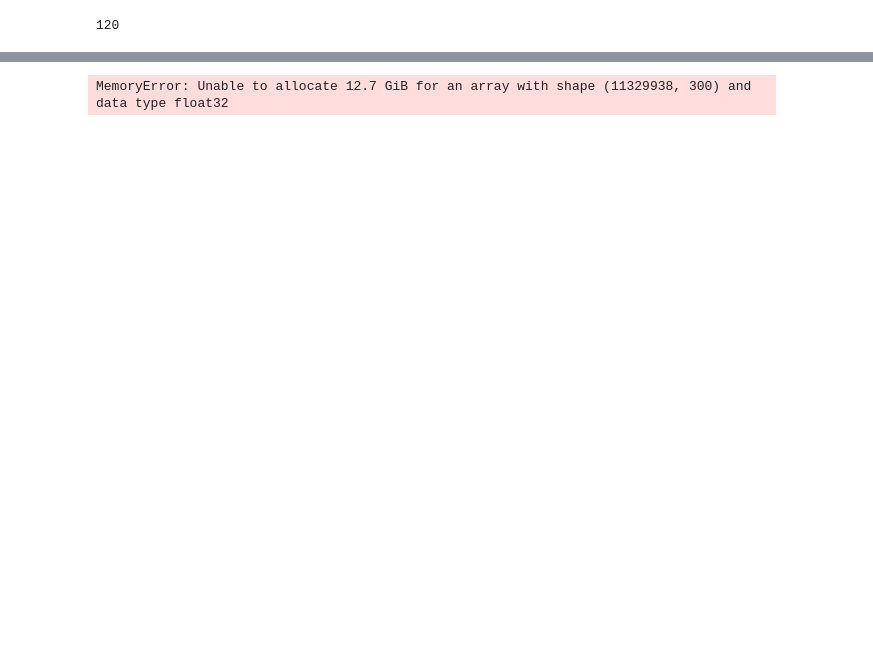
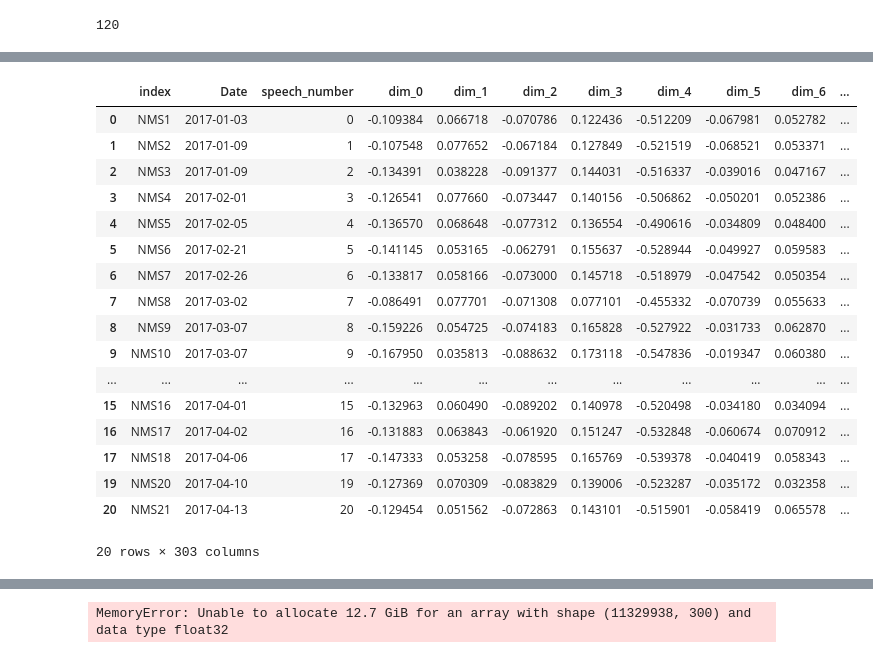
Before and after one commit to ohhlalit/CP, a Jupyter notebook: Narendra Modi/Kmean.ipynb, the cells around one changed output, grey strips where cells are left out. Saved outputs shown, nothing was run; the diff lists cells and outputs as text; code cells hidden in the pictures; blank space fills up the shorter version.

```diff
--- a/Narendra Modi/Kmean.ipynb
+++ b/Narendra Modi/Kmean.ipynb
@@ -100,3 +104,29 @@ for sp in speech_modi:
 len(speech_modi_vector[1][163])
 # %% [output]
 120
+# %%
+import pandas as pd
+import numpy as np
+
+# initialize an empty list to store the row dictionaries
+rows = []
+
+# loop over all speeches, sentences, and words
+for speech_number, speech in enumerate(speech_modi_vector):
+    for sentence_number, sentence in enumerate(speech):
+        # initialize a vector of zeros with 300 dimensions
+        sentence_vector = np.zeros(300)
+        for word in sentence:
+            # add the ith element of the word vector to the corresponding dimension of the sentence vector
+            sentence_vector += np.array(word)
+        # divide the sentence vector by the number of words to get the average
+        sentence_vector /= len(sentence)
+        # create a dictionary with the speech number, sentence number, and sentence vector
+        row_dict = {"speech_number": speech_number, "sentence_number": sentence_number}
+        for i, dim in enumerate(sentence_vector):
+            row_dict["dim_" + str(i)] = dim
+        # add the dictionary to the list of rows
+        rows.append(row_dict)
+
+# create a dataframe from the list of rows
+df = pd.DataFrame(rows)
@@ -102,0 +149,12 @@ len(speech_modi_vector[1][163])
+# %%
+# group the rows by speech number and compute the mean of each group
+df_speech = df.groupby("speech_number").mean()
+
+# reset the index of the dataframe and rename the columns
+df_speech = df_speech.reset_index().rename(columns={"index": "speech_number"})
+
+# re-order the columns of the dataframe
+df_speech = df_speech[["speech_number"] + ["dim_" + str(i) for i in range(300)]]
+# %%
+df_speech.insert(0, "index", df_data["index"])
+df_speech.insert(1, "Date", df_data["Date"])
@@ -102,0 +179,23 @@ len(speech_modi_vector[1][163])
+# %%
+df_speech.drop(18, inplace=True)
+# %%
+df_speech.head(20)
+# %% [output]
+|  | index | Date | speech_number | dim_0 | dim_1 | dim_2 | dim_3 | dim_4 | dim_5 | dim_6 | ... |
+| 0 | NMS1 | 2017-01-03 | 0 | -0.109384 | 0.066718 | -0.070786 | 0.122436 | -0.512209 | -0.067981 | 0.052782 | ... |
+| 1 | NMS2 | 2017-01-09 | 1 | -0.107548 | 0.077652 | -0.067184 | 0.127849 | -0.521519 | -0.068521 | 0.053371 | ... |
+| 2 | NMS3 | 2017-01-09 | 2 | -0.134391 | 0.038228 | -0.091377 | 0.144031 | -0.516337 | -0.039016 | 0.047167 | ... |
+| 3 | NMS4 | 2017-02-01 | 3 | -0.126541 | 0.077660 | -0.073447 | 0.140156 | -0.506862 | -0.050201 | 0.052386 | ... |
+| 4 | NMS5 | 2017-02-05 | 4 | -0.136570 | 0.068648 | -0.077312 | 0.136554 | -0.490616 | -0.034809 | 0.048400 | ... |
+| 5 | NMS6 | 2017-02-21 | 5 | -0.141145 | 0.053165 | -0.062791 | 0.155637 | -0.528944 | -0.049927 | 0.059583 | ... |
+| 6 | NMS7 | 2017-02-26 | 6 | -0.133817 | 0.058166 | -0.073000 | 0.145718 | -0.518979 | -0.047542 | 0.050354 | ... |
+| 7 | NMS8 | 2017-03-02 | 7 | -0.086491 | 0.077701 | -0.071308 | 0.077101 | -0.455332 | -0.070739 | 0.055633 | ... |
+| 8 | NMS9 | 2017-03-07 | 8 | -0.159226 | 0.054725 | -0.074183 | 0.165828 | -0.527922 | -0.031733 | 0.062870 | ... |
+| 9 | NMS10 | 2017-03-07 | 9 | -0.167950 | 0.035813 | -0.088632 | 0.173118 | -0.547836 | -0.019347 | 0.060380 | ... |
+| ... | ... | ... | ... | ... | ... | ... | ... | ... | ... | ... | ... |
+| 15 | NMS16 | 2017-04-01 | 15 | -0.132963 | 0.060490 | -0.089202 | 0.140978 | -0.520498 | -0.034180 | 0.034094 | ... |
+| 16 | NMS17 | 2017-04-02 | 16 | -0.131883 | 0.063843 | -0.061920 | 0.151247 | -0.532848 | -0.060674 | 0.070912 | ... |
+| 17 | NMS18 | 2017-04-06 | 17 | -0.147333 | 0.053258 | -0.078595 | 0.165769 | -0.539378 | -0.040419 | 0.058343 | ... |
+| 19 | NMS20 | 2017-04-10 | 19 | -0.127369 | 0.070309 | -0.083829 | 0.139006 | -0.523287 | -0.035172 | 0.032358 | ... |
+| 20 | NMS21 | 2017-04-13 | 20 | -0.129454 | 0.051562 | -0.072863 | 0.143101 | -0.515901 | -0.058419 | 0.065578 | ... |
+20 rows × 303 columns
```
Also changed, not shown: parts of 9 cells of this notebook.
